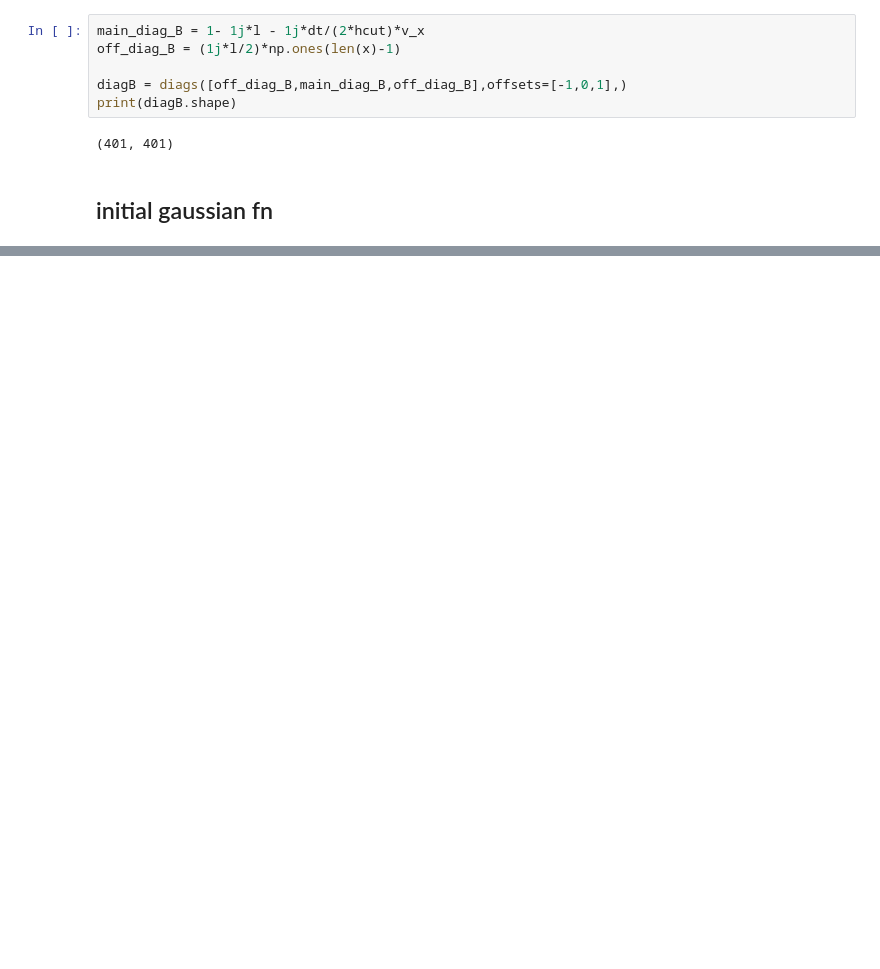
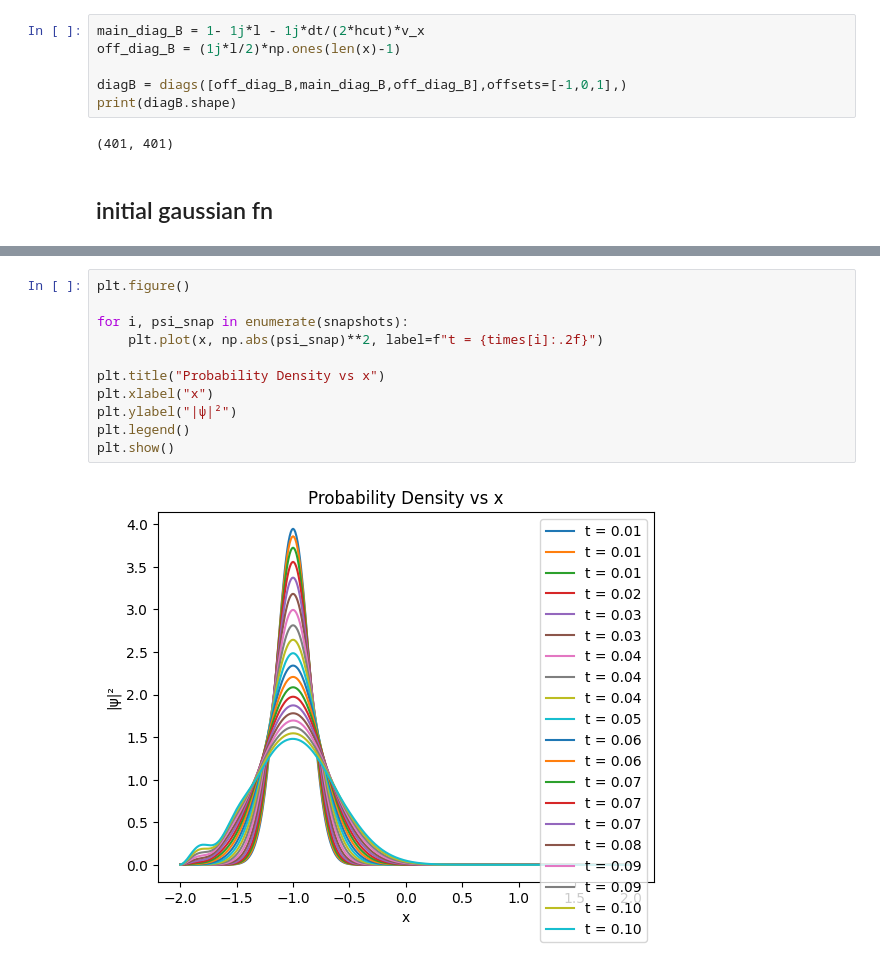
Before and after one commit to sounakdas1/Crank-Nicolson-Method-TDSE, a Jupyter notebook: tdse.ipynb, the cells around one changed output, grey strips where cells are left out. Saved outputs shown, nothing was run; the diff lists cells and outputs as text; blank space fills up the shorter version.

```diff
--- a/tdse.ipynb
+++ b/tdse.ipynb
@@ -55,0 +116,13 @@ print(diagB.shape)
+# %%
+plt.figure()
+
+for i, psi_snap in enumerate(snapshots):
+    plt.plot(x, np.abs(psi_snap)**2, label=f"t = {times[i]:.2f}")
+
+plt.title("Probability Density vs x")
+plt.xlabel("x")
+plt.ylabel("|ψ|²")
+plt.legend()
+plt.show()
+# %% [output]
+[figure, added]
```
Also changed, not shown: parts of 9 cells of this notebook.
